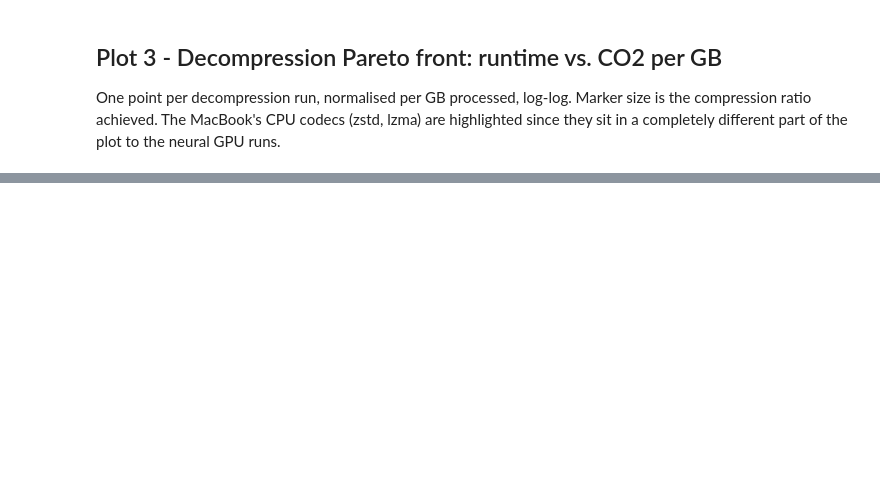
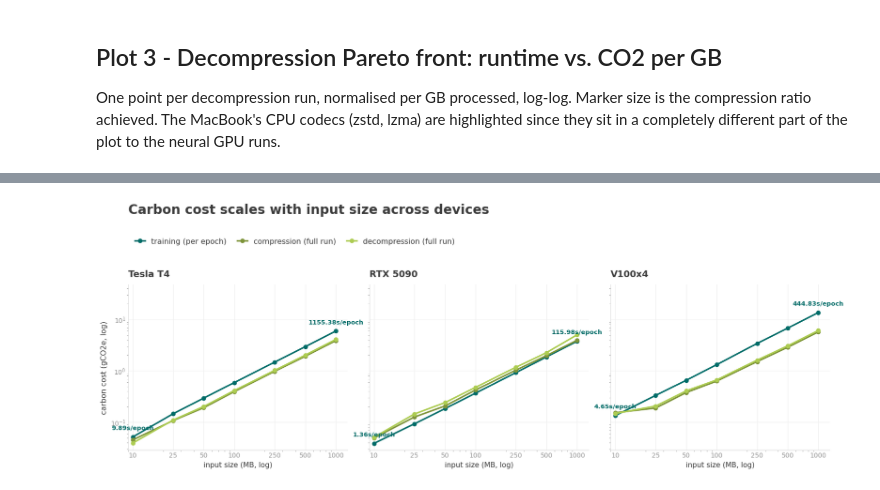
Before and after one commit to HanzilaH/N8CiR-SusTraIN-data-compression-notebooks, a Jupyter notebook: Plots.ipynb, the cells around one changed output, grey strips where cells are left out. Drawn from its saved outputs; the diff is of its cells as text; code cells hidden in the pictures; blank space fills up the shorter version.

```diff
--- a/Plots.ipynb
+++ b/Plots.ipynb
@@ -293,8 +274,8 @@ for name, d, color, marker in gpu_groups:
                  color=color, linespacing=1.3, zorder=6)
 
 mac_groups = [
-    ("ZSTD (CPU)", dec_zstd, PLUM,      "s"),
-    ("LZMA (CPU)", dec_lzma, "#3f2d5c", "D"),
+    ("ZSTD (CPU)", dec_zstd, PLUM,           "s"),
+    ("LZMA (CPU)", dec_lzma, darken(PLUM, 0.35), "D"),
 ]
 for name, d, color, marker in mac_groups:
     ax.scatter(d.runtime_per_gb, d.gco2_per_gb, s=size_from_ratio(d.compression_ratio) * 0.55,
@@ -367,6 +348,6 @@ caption3 = (
 )
 fig.text(0.08, 0.035, caption3, fontsize=11, color=GRAY, wrap=True)
 
-plt.savefig(f"{FIG_DIR}/plot3_pareto_decompression.png", dpi=170, bbox_inches="tight")
+# plt.savefig(f"{FIG_DIR}/plot3_pareto_decompression.png", dpi=170, bbox_inches="tight")
 plt.show()
 # %% [output]
@@ -373,0 +363,61 @@ plt.show()
+# %%
+STAGE_STYLE = {
+    "training_epoch": ("training (per epoch)",    TEAL),
+    "compression":    ("compression (full run)",  RUST),
+    "decompression":  ("decompression (full run)", OLIVE),
+}
+
+fig, axes = plt.subplots(1, 3, figsize=(16.5, 6.2), sharey=True)
+fig.subplots_adjust(top=0.72, bottom=0.15, left=0.07, right=0.98, wspace=0.10)
+
+ANNOTATE_SIZES = [10, 1000]
+
+for ax, (name, df, _) in zip(axes, DEVICES):
+    for stage, (label, color) in STAGE_STYLE.items():
+        g = (df[df.stage == stage]
+             .groupby("size_MB", as_index=False)
+             .agg(emissions_kgCO2eq=("emissions_kgCO2eq", "mean"),
+                  runtime_s=("runtime_s", "mean"))
+             .sort_values("size_MB"))
+        if g.empty:
+            continue
+        ax.plot(g.size_MB, g.emissions_kgCO2eq * 1000.0, marker="o", markersize=6,
+                 linewidth=2.4, color=color, label=label, zorder=3)
+
+        if stage == "training_epoch":
+            for sz in ANNOTATE_SIZES:
+                row = g[g.size_MB == sz]
+                if row.empty:
+                    continue
+                x = row.size_MB.iloc[0]
+                y = row.emissions_kgCO2eq.iloc[0] * 1000.0
+                rt = row.runtime_s.iloc[0]
+                ax.annotate(f"{rt:.2f}s/epoch", xy=(x, y), xytext=(0, 9),
+                            textcoords="offset points", ha="center", va="bottom", fontsize=9.5,
+                            fontweight="bold", color=color, zorder=6)
+
+    ax.set_xscale("log")
+    ax.set_yscale("log")
+    ax.set_xticks(SIZE_TICKS)
+    ax.get_xaxis().set_major_formatter(FuncFormatter(lambda v, _: f"{int(v)}"))
+    ax.set_xlim(9, 1000 * 1.3)
+    ax.set_xlabel("input size (MB, log)", fontsize=11)
+    ax.set_title(name, loc="left", fontsize=14, fontweight="bold", pad=12)
+    style_ax(ax, grid_axis="both")
+
+ymin, ymax = axes[0].get_ylim()
+axes[0].set_ylim(ymin, ymax * 2.6)
+
+axes[0].set_ylabel("carbon cost (gCO2e, log)", fontsize=11.5)
+
+handles, labels = axes[0].get_legend_handles_labels()
+fig.legend(handles, labels, loc="upper left", bbox_to_anchor=(0.07, 0.905), frameon=False,
+           ncols=3, fontsize=11.5, handlelength=1.4, columnspacing=1.4)
+
+fig.text(0.07, 0.965, "Carbon cost scales with input size across devices",
+          fontsize=20, fontweight="bold", color=INK)
+
+# plt.savefig(f"{FIG_DIR}/plot4_carbon_vs_size.png", dpi=170, bbox_inches="tight")
+plt.show()
+# %% [output]
+[figure, added]
```
Also changed, not shown: parts of 5 cells of this notebook.
